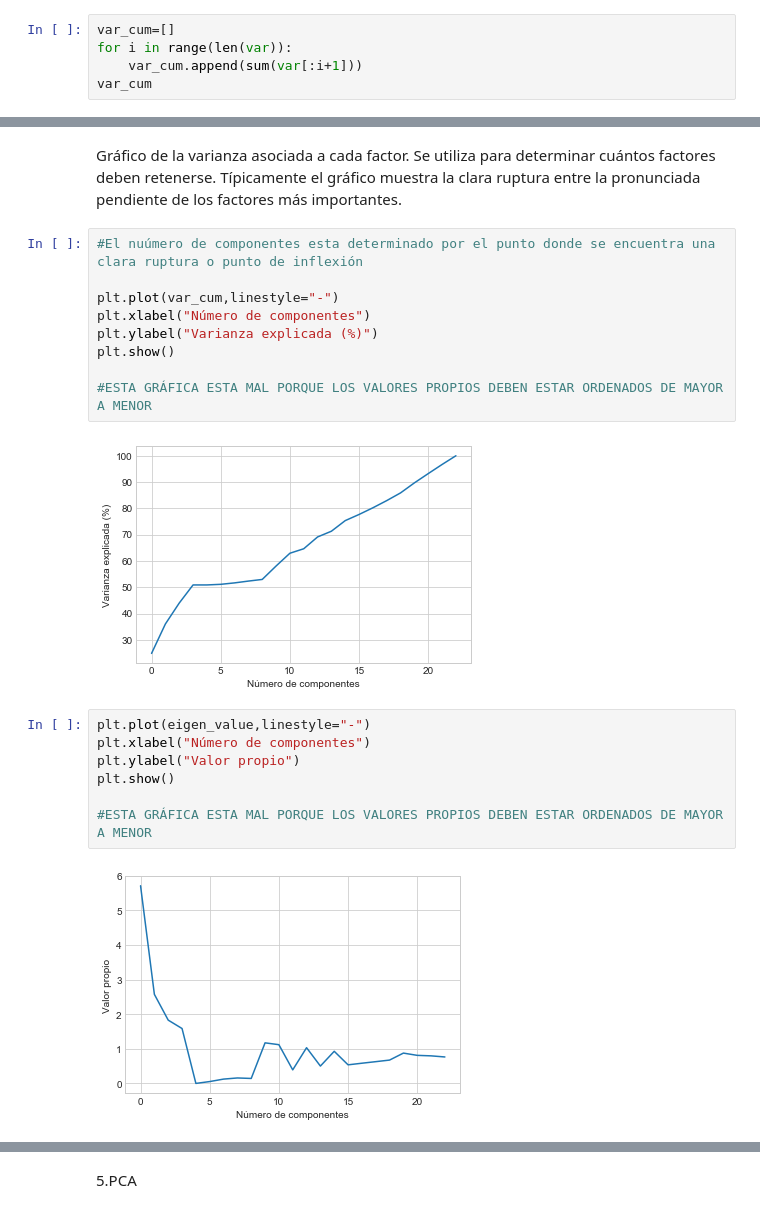
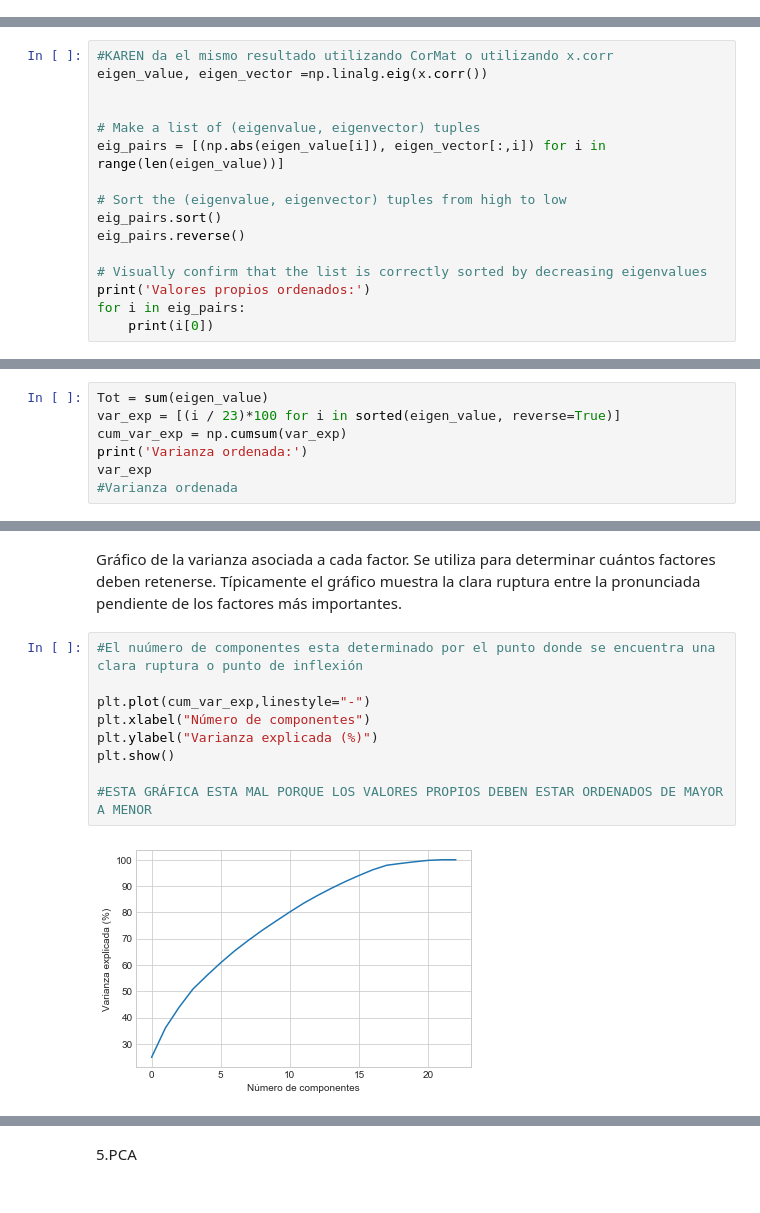
Before and after one commit to KatherinAcosta/Proyecto2018, a Jupyter notebook: 4.1.2 PCA Recursos Tangibles.ipynb, the cells around one changed output, grey strips where cells are left out. Saved outputs shown, nothing was run; the diff lists cells and outputs as text.

```diff
--- a/4.1.2 PCA Recursos Tangibles.ipynb
+++ b/4.1.2 PCA Recursos Tangibles.ipynb
@@ -197,5 +147,0 @@ var
-# %%
-var_cum=[]
-for i in range(len(var)):
-    var_cum.append(sum(var[:i+1]))
-var_cum
@@ -219,0 +148,16 @@ var_cum
+# %%
+#KAREN da el mismo resultado utilizando CorMat o utilizando x.corr
+eigen_value, eigen_vector =np.linalg.eig(x.corr())
+
+
+# Make a list of (eigenvalue, eigenvector) tuples
+eig_pairs = [(np.abs(eigen_value[i]), eigen_vector[:,i]) for i in range(len(eigen_value))]
+
+# Sort the (eigenvalue, eigenvector) tuples from high to low
+eig_pairs.sort()
+eig_pairs.reverse()
+
+# Visually confirm that the list is correctly sorted by decreasing eigenvalues
+print('Valores propios ordenados:')
+for i in eig_pairs:
+    print(i[0])
@@ -219,0 +211,7 @@ var_cum
+# %%
+Tot = sum(eigen_value)
+var_exp = [(i / 23)*100 for i in sorted(eigen_value, reverse=True)]
+cum_var_exp = np.cumsum(var_exp)
+print('Varianza ordenada:')
+var_exp
+#Varianza ordenada
@@ -222,23 +250,14 @@ Gráfico de la varianza asociada a cada factor. Se utiliza para determinar cuán
 # %%
 #El nuúmero de componentes esta determinado por el punto donde se encuentra una clara ruptura o punto de inflexión
 
-plt.plot(var_cum,linestyle="-")
+plt.plot(cum_var_exp,linestyle="-")
 plt.xlabel("Número de componentes")
 plt.ylabel("Varianza explicada (%)")
 plt.show()
 
 #ESTA GRÁFICA ESTA MAL PORQUE LOS VALORES PROPIOS DEBEN ESTAR ORDENADOS DE MAYOR A MENOR
 # %% [output]
-[figure, old version]
+[figure, new version]
-# %%
-plt.plot(eigen_value,linestyle="-")
-plt.xlabel("Número de componentes")
-plt.ylabel("Valor propio")
-plt.show()
-
-#ESTA GRÁFICA ESTA MAL PORQUE LOS VALORES PROPIOS DEBEN ESTAR ORDENADOS DE MAYOR A MENOR
-# %% [output]
-[figure, removed]
 # %% [markdown]
 Realizando la gráfica con los valores propios ordenados de mayor a menor se obtiene:
 
```
Also changed, not shown: parts of 17 cells of this notebook.
